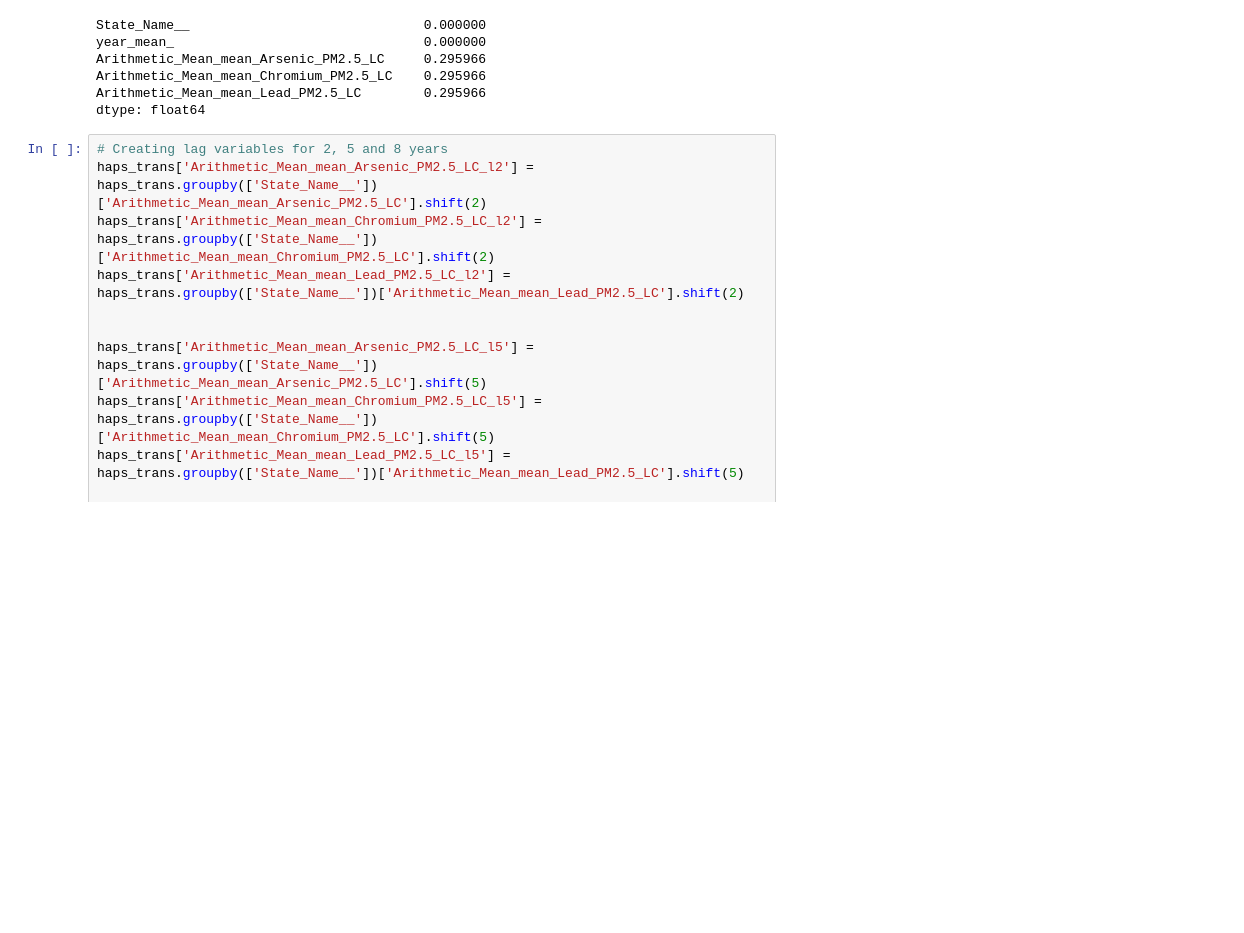
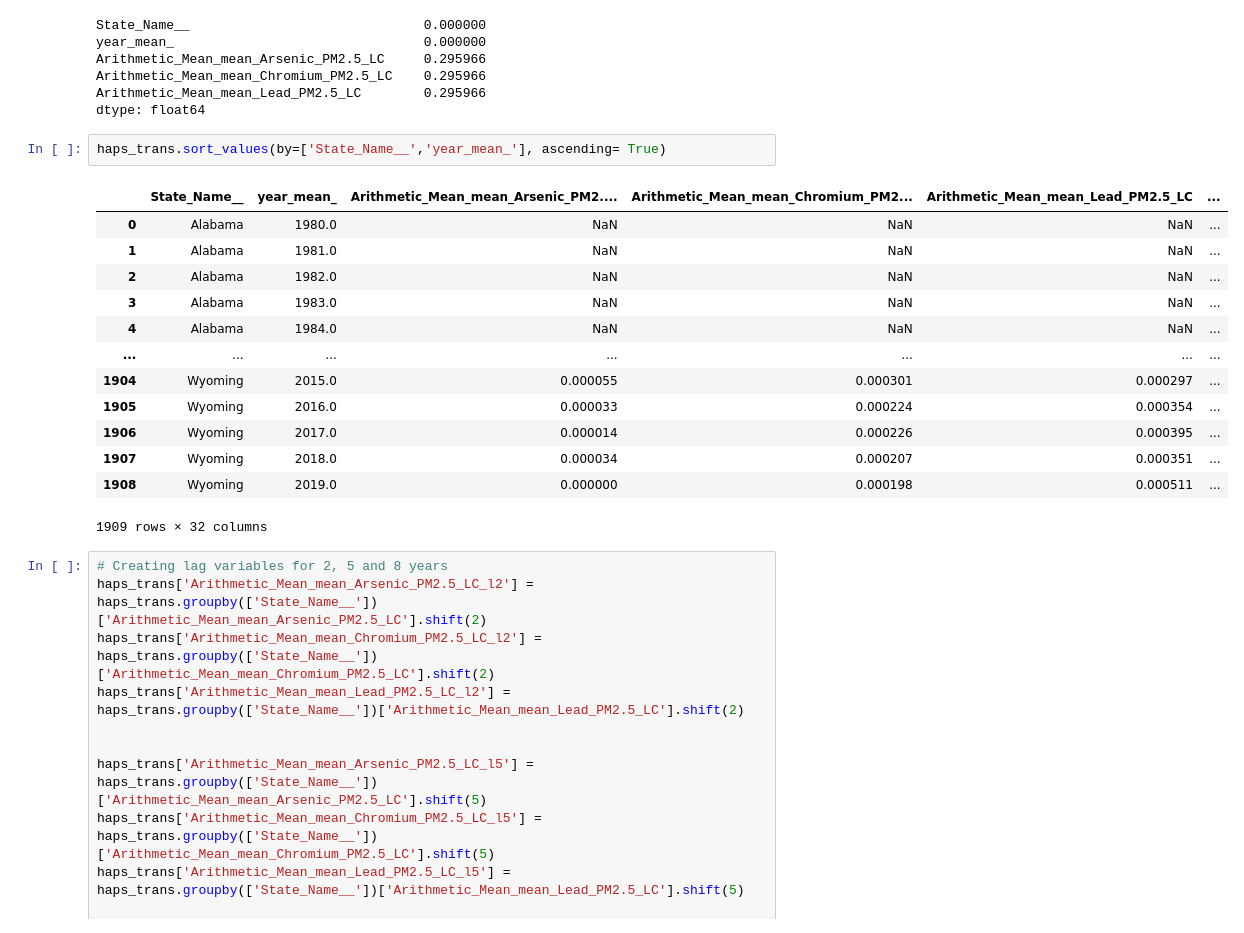
Before and after one commit to AlanAndrews/Air_toxicity, a Jupyter notebook: Adriana/1_Data preparation.ipynb, the cells around one changed output. Drawn from its saved outputs; the diff is of its cells as text; blank space fills up the shorter version.

```diff
--- a/Adriana/1_Data preparation.ipynb
+++ b/Adriana/1_Data preparation.ipynb
@@ -621,6 +637,22 @@ Arithmetic_Mean_mean_Arsenic_PM2.5_LC     0.295966
 Arithmetic_Mean_mean_Chromium_PM2.5_LC    0.295966
 Arithmetic_Mean_mean_Lead_PM2.5_LC        0.295966
 dtype: float64
+# %%
+haps_trans.sort_values(by=['State_Name__','year_mean_'], ascending= True)
+# %% [output]
+|  | State_Name__ | year_mean_ | Arithmetic_Mean_mean_Arsenic_PM2.... | Arithmetic_Mean_mean_Chromium_PM2... | Arithmetic_Mean_mean_Lead_PM2.5_LC | ... |
+| 0 | Alabama | 1980.0 | NaN | NaN | NaN | ... |
+| 1 | Alabama | 1981.0 | NaN | NaN | NaN | ... |
+| 2 | Alabama | 1982.0 | NaN | NaN | NaN | ... |
+| 3 | Alabama | 1983.0 | NaN | NaN | NaN | ... |
+| 4 | Alabama | 1984.0 | NaN | NaN | NaN | ... |
+| ... | ... | ... | ... | ... | ... | ... |
+| 1904 | Wyoming | 2015.0 | 0.000055 | 0.000301 | 0.000297 | ... |
+| 1905 | Wyoming | 2016.0 | 0.000033 | 0.000224 | 0.000354 | ... |
+| 1906 | Wyoming | 2017.0 | 0.000014 | 0.000226 | 0.000395 | ... |
+| 1907 | Wyoming | 2018.0 | 0.000034 | 0.000207 | 0.000351 | ... |
+| 1908 | Wyoming | 2019.0 | 0.000000 | 0.000198 | 0.000511 | ... |
+1909 rows × 32 columns
 # %%
 # Creating lag variables for 2, 5 and 8 years
 haps_trans['Arithmetic_Mean_mean_Arsenic_PM2.5_LC_l2'] = haps_trans.groupby(['State_Name__'])['Arithmetic_Mean_mean_Arsenic_PM2.5_LC'].shift(2)
```
Also changed, not shown: parts of 3 cells of this notebook.
